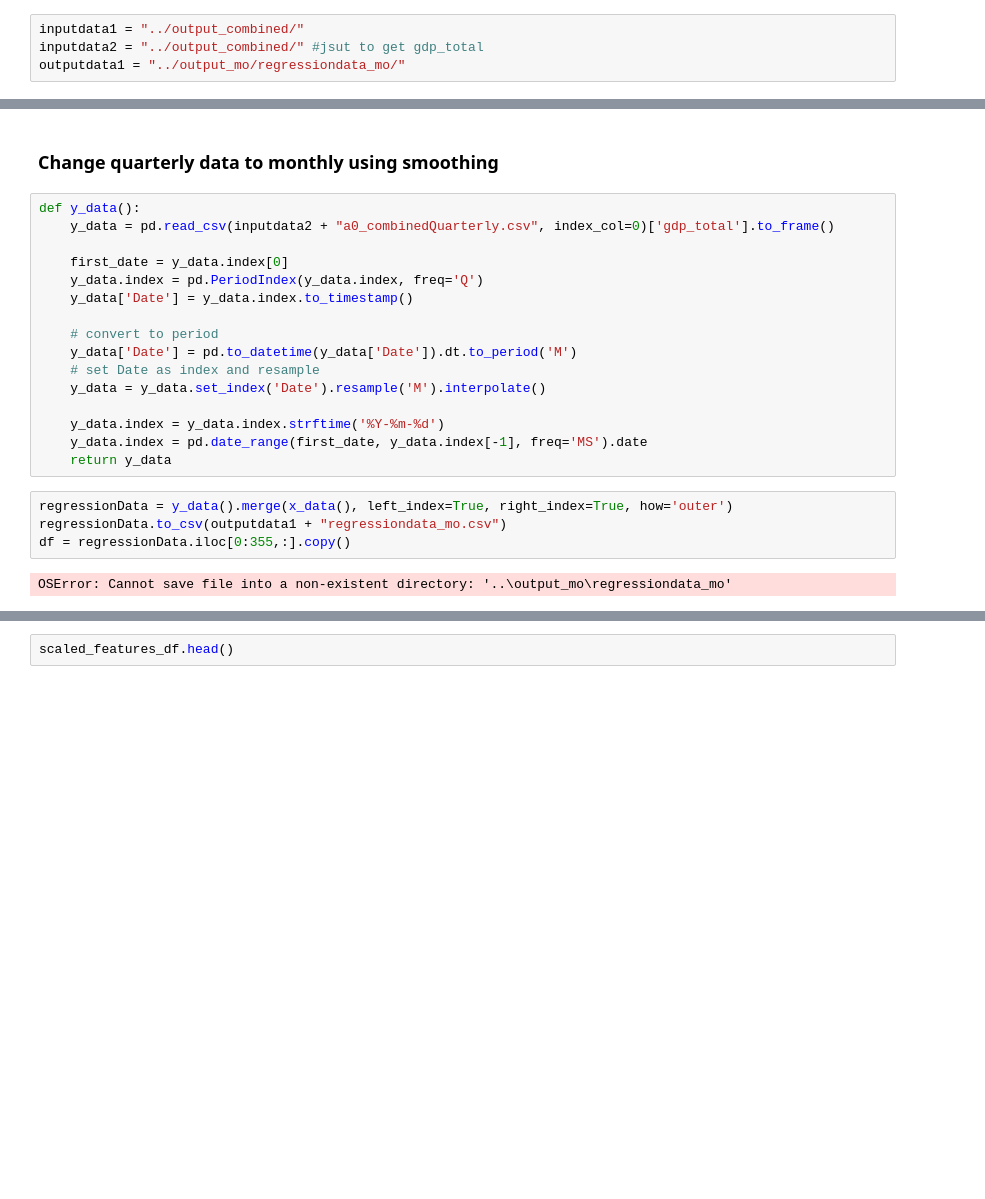
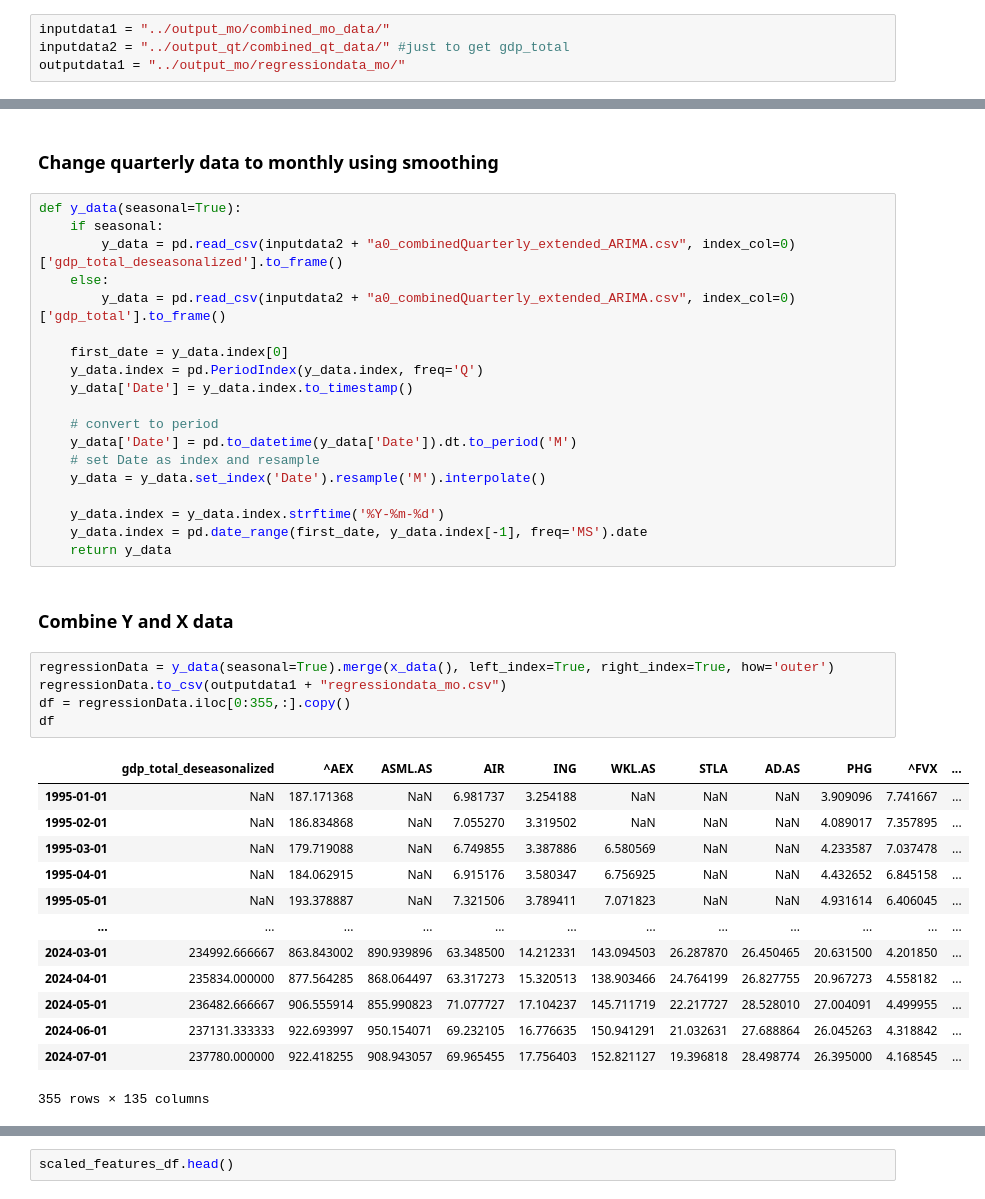
Before and after one commit to powell001/NowCast_Data_v2, a Jupyter notebook: src/a06_forecastQuarterlyData_withMonthlyData_Lasso.ipynb, the cells around one changed output, grey strips where cells are left out. Saved outputs shown, nothing was run; the diff lists cells and outputs as text; blank space fills up the shorter version.

```diff
--- a/src/a06_forecastQuarterlyData_withMonthlyData_Lasso.ipynb
+++ b/src/a06_forecastQuarterlyData_withMonthlyData_Lasso.ipynb
@@ -23,6 +26,6 @@ plt.rcParams["figure.figsize"] = (12, 4)
 # %%
-inputdata1 = "../output_combined/"
-inputdata2 = "../output_combined/" #jsut to get gdp_total
+inputdata1 = "../output_mo/combined_mo_data/"
+inputdata2 = "../output_qt/combined_qt_data/" #just to get gdp_total
 outputdata1 = "../output_mo/regressiondata_mo/"
 # %%
 def x_data():
@@ -34,8 +37,11 @@ def x_data():
 # %% [markdown]
 ### Change quarterly data to monthly using smoothing
 # %%
-def y_data():
-    y_data = pd.read_csv(inputdata2 + "a0_combinedQuarterly.csv", index_col=0)['gdp_total'].to_frame()
+def y_data(seasonal=True):
+    if seasonal:
+        y_data = pd.read_csv(inputdata2 + "a0_combinedQuarterly_extended_ARIMA.csv", index_col=0)['gdp_total_deseasonalized'].to_frame()
+    else:
+        y_data = pd.read_csv(inputdata2 + "a0_combinedQuarterly_extended_ARIMA.csv", index_col=0)['gdp_total'].to_frame()
 
     first_date = y_data.index[0]
     y_data.index = pd.PeriodIndex(y_data.index, freq='Q')
@@ -49,10 +55,25 @@ def y_data():
     y_data.index = y_data.index.strftime('%Y-%m-%d')
     y_data.index = pd.date_range(first_date, y_data.index[-1], freq='MS').date
     return y_data
+# %% [markdown]
+### Combine Y and X data
 # %%
-regressionData = y_data().merge(x_data(), left_index=True, right_index=True, how='outer')
+regressionData = y_data(seasonal=True).merge(x_data(), left_index=True, right_index=True, how='outer')
 regressionData.to_csv(outputdata1 + "regressiondata_mo.csv")
 df = regressionData.iloc[0:355,:].copy()
+df
 # %% [output]
+|  | gdp_total_deseasonalized | ^AEX | ASML.AS | AIR | ING | WKL.AS | STLA | AD.AS | PHG | ^FVX | ... |
+| 1995-01-01 | NaN | 187.171368 | NaN | 6.981737 | 3.254188 | NaN | NaN | NaN | 3.909096 | 7.741667 | ... |
+| 1995-02-01 | NaN | 186.834868 | NaN | 7.055270 | 3.319502 | NaN | NaN | NaN | 4.089017 | 7.357895 | ... |
+| 1995-03-01 | NaN | 179.719088 | NaN | 6.749855 | 3.387886 | 6.580569 | NaN | NaN | 4.233587 | 7.037478 | ... |
+| 1995-04-01 | NaN | 184.062915 | NaN | 6.915176 | 3.580347 | 6.756925 | NaN | NaN | 4.432652 | 6.845158 | ... |
+| 1995-05-01 | NaN | 193.378887 | NaN | 7.321506 | 3.789411 | 7.071823 | NaN | NaN | 4.931614 | 6.406045 | ... |
+| ... | ... | ... | ... | ... | ... | ... | ... | ... | ... | ... | ... |
+| 2024-03-01 | 234992.666667 | 863.843002 | 890.939896 | 63.348500 | 14.212331 | 143.094503 | 26.287870 | 26.450465 | 20.631500 | 4.201850 | ... |
+| 2024-04-01 | 235834.000000 | 877.564285 | 868.064497 | 63.317273 | 15.320513 | 138.903466 | 24.764199 | 26.827755 | 20.967273 | 4.558182 | ... |
+| 2024-05-01 | 236482.666667 | 906.555914 | 855.990823 | 71.077727 | 17.104237 | 145.711719 | 22.217727 | 28.528010 | 27.004091 | 4.499955 | ... |
+| 2024-06-01 | 237131.333333 | 922.693997 | 950.154071 | 69.232105 | 16.776635 | 150.941291 | 21.032631 | 27.688864 | 26.045263 | 4.318842 | ... |
+| 2024-07-01 | 237780.000000 | 922.418255 | 908.943057 | 69.965455 | 17.756403 | 152.821127 | 19.396818 | 28.498774 | 26.395000 | 4.168545 | ... |
-OSError: Cannot save file into a non-existent directory: '..\output_mo\regressiondata_mo'
+355 rows × 135 columns
 # %%
```
Also changed, not shown: parts of 2 cells of this notebook, 1 other file.
